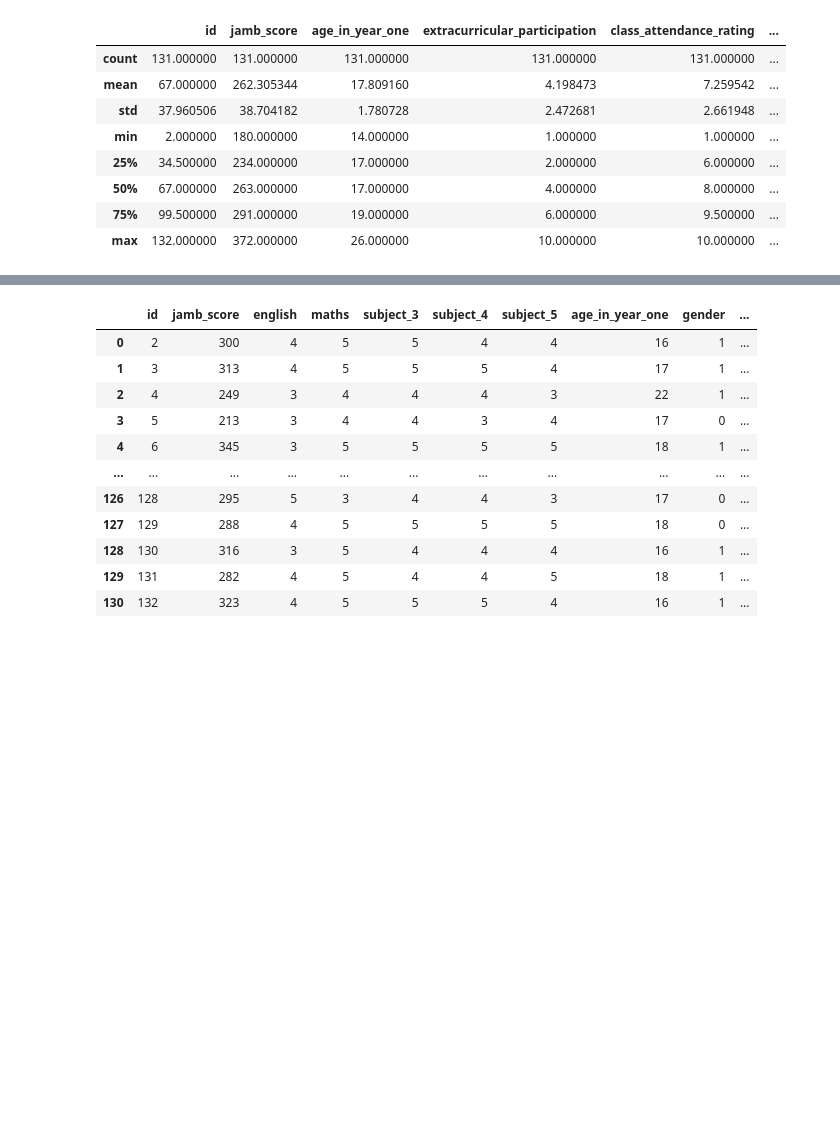
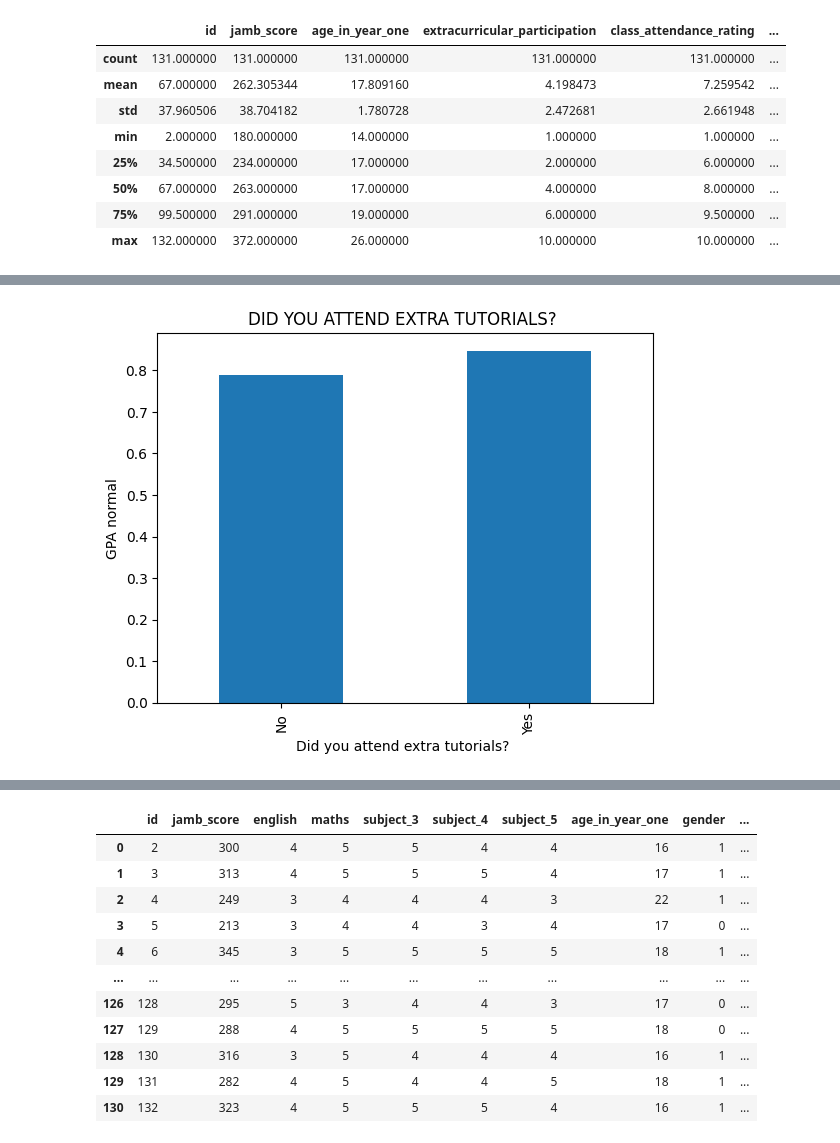
Before and after one commit to mlsanigeria/AI-Hacktober-MLSA, a Jupyter notebook: Project_3/GPA_Prediction_awojidetola/GPA_Prediction.ipynb, the cells around one changed output, grey strips where cells are left out. Cells and saved outputs as stored; diff of their text form; code cells hidden in the pictures; blank space fills up the shorter version.

```diff
--- a/Project_3/GPA_Prediction_awojidetola/GPA_Prediction.ipynb
+++ b/Project_3/GPA_Prediction_awojidetola/GPA_Prediction.ipynb
@@ -224,0 +217,4 @@ bivariate_analysis('What was your monthly allowance in Year One?')
+# %%
+bivariate_analysis('Did you attend extra tutorials?\xa0')
+# %% [output]
+[figure, added]
```
Also changed, not shown: parts of 24 cells of this notebook.
